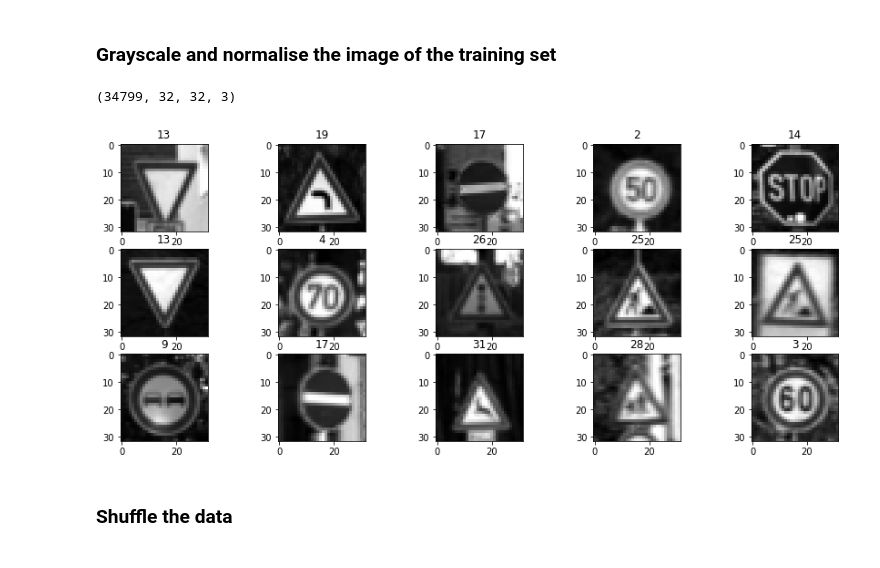
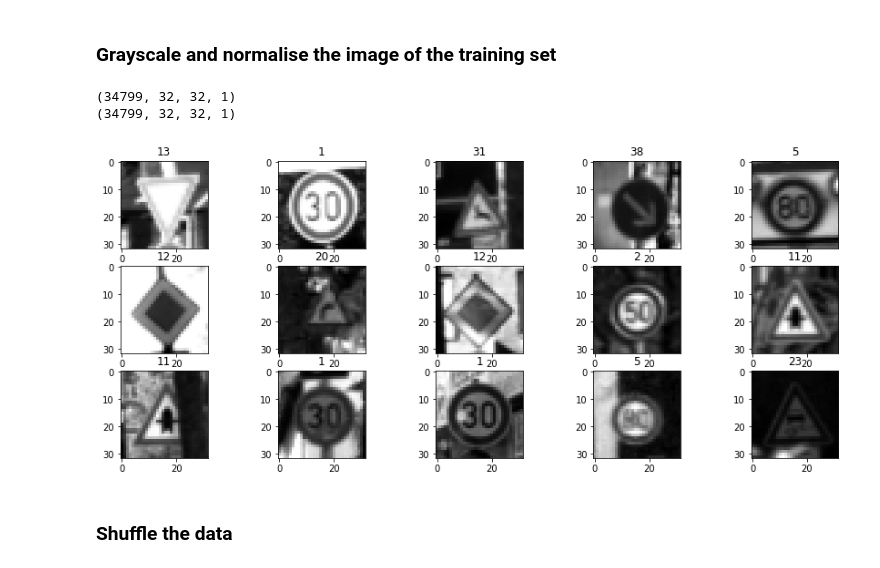
Before and after one commit to anjanarajam/SELF-DRIVING-CAR-TRAFFIC-LIGHT-CLASSIFIER, a Jupyter notebook: Traffic_Sign_Classifier.ipynb, the cells around one changed output. Cells and saved outputs as stored; diff of their text form; code cells hidden in the pictures.

```diff
--- a/Traffic_Sign_Classifier.ipynb
+++ b/Traffic_Sign_Classifier.ipynb
@@ -138,24 +140,27 @@ Use the code cell (or multiple code cells, if necessary) to implement the first
 ### **Grayscale and normalise the image of the training set**
 # %%
 # Take grayscale of all training data images
-# the mean is taken at the axis = 3(4th pos of the array), which is the number of channnels
-X_train_gray = np.mean(X_train, axis=3)
+X_train_gray = np.mean(X_train, axis=3, keepdims=True)
+print(X_train_gray.shape)
+
+# Normalise the data
+X_train_normalised = (X_train_gray - 128) / 128
+print(X_train_normalised.shape)
+
+X_train = X_train_normalised
 
 # Plot random grayscale images
 fig, ax1 = plt.subplots(3,5, figsize=(15, 6))
 ax1 = ax1.flatten()
 
 for i in range(15):
-    index = random.randint(0, len(X_train_gray))
-    ax1[i].imshow(X_train_gray[index], cmap='gray')
+    index = random.randint(0, len(X_train))
+    ax1[i].imshow(X_train[index].squeeze(), cmap='gray')
     ax1[i].set_title(y_train[index])
-
-# Normalise the data
-X_train_normalised = X_train/128 - 1
-print(X_train_normalised.shape)
 # %% [output]
-(34799, 32, 32, 3)
+(34799, 32, 32, 1)
+(34799, 32, 32, 1)
-[figure, old version]
+[figure, new version]
 # %% [markdown]
 ### Shuffle the data
 # %%
```
Also changed, not shown: parts of 9 cells of this notebook.
